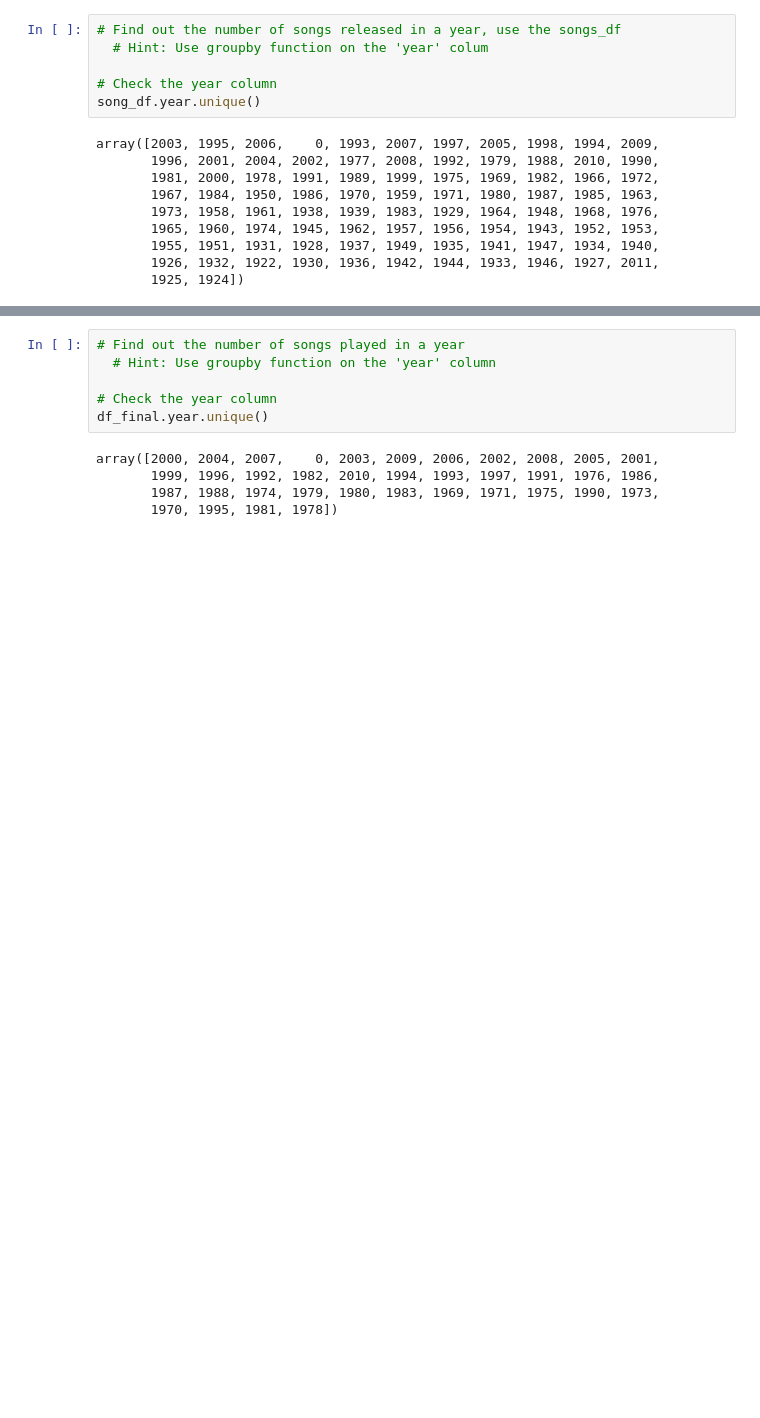
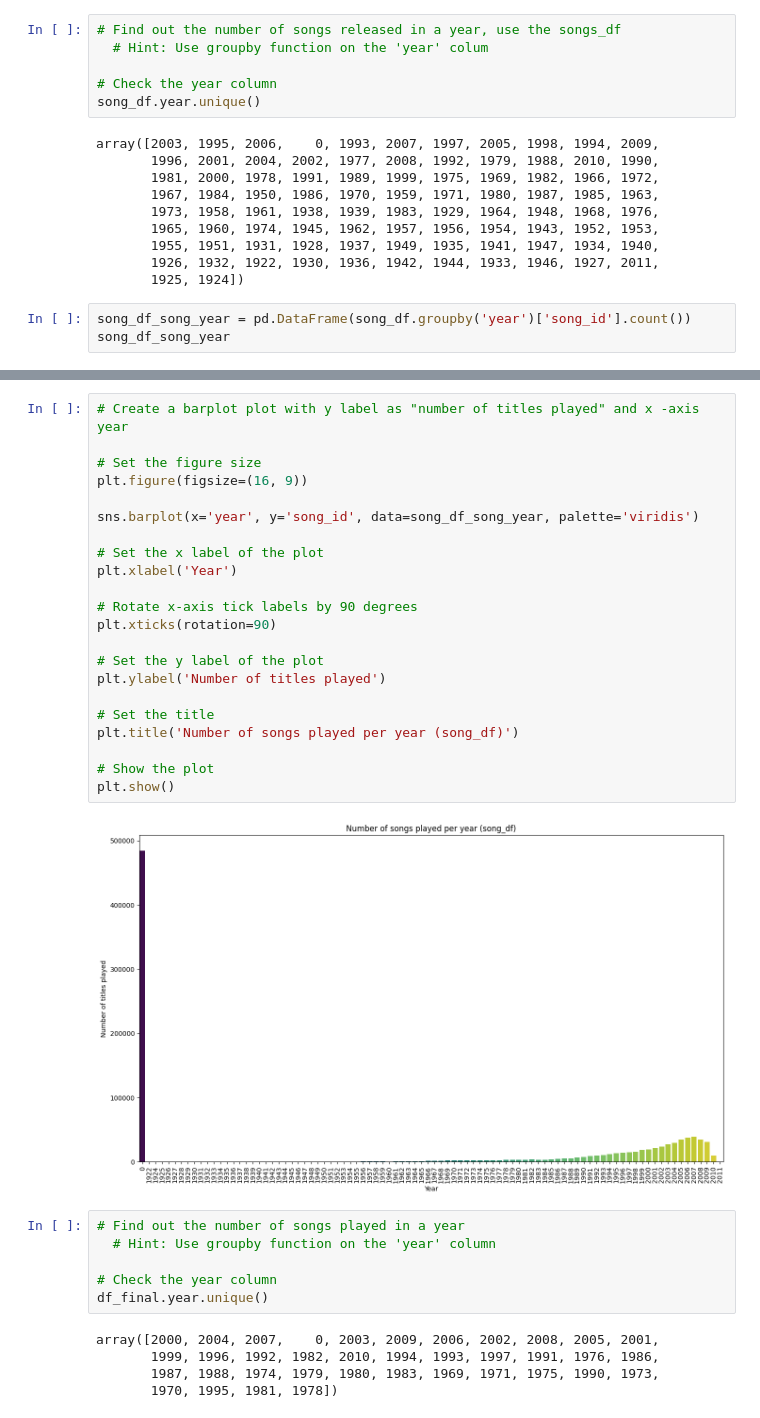
Before and after one commit to eyvonec/MIT_Professional_Education_Project, a Jupyter notebook: New_Music_Recommendation_System_Full_Code.ipynb, the cells around one changed output, grey strips where cells are left out. Saved outputs shown, nothing was run; the diff lists cells and outputs as text; blank space fills up the shorter version.

```diff
--- a/New_Music_Recommendation_System_Full_Code.ipynb
+++ b/New_Music_Recommendation_System_Full_Code.ipynb
@@ -551,3 +551,6 @@ array([2003, 1995, 2006,    0, 1993, 2007, 1997, 2005, 1998, 1994, 2009,
        1955, 1951, 1931, 1928, 1937, 1949, 1935, 1941, 1947, 1934, 1940,
        1926, 1932, 1922, 1930, 1936, 1942, 1944, 1933, 1946, 1927, 2011,
        1925, 1924])
+# %%
+song_df_song_year = pd.DataFrame(song_df.groupby('year')['song_id'].count())
+song_df_song_year
@@ -554,3 +572,27 @@ array([2003, 1995, 2006,    0, 1993, 2007, 1997, 2005, 1998, 1994, 2009,
+# %%
+# Create a barplot plot with y label as "number of titles played" and x -axis year
+
+# Set the figure size
+plt.figure(figsize=(16, 9))
+
+sns.barplot(x='year', y='song_id', data=song_df_song_year, palette='viridis')
+
+# Set the x label of the plot
+plt.xlabel('Year')
+
+# Rotate x-axis tick labels by 90 degrees
+plt.xticks(rotation=90)
+
+# Set the y label of the plot
+plt.ylabel('Number of titles played')
+
+# Set the title
+plt.title('Number of songs played per year (song_df)')
+
+# Show the plot
+plt.show()
+# %% [output]
+[figure, added]
 # %%
 # Find out the number of songs played in a year
   # Hint: Use groupby function on the 'year' column
```
Also changed, not shown: parts of 36 cells of this notebook.
